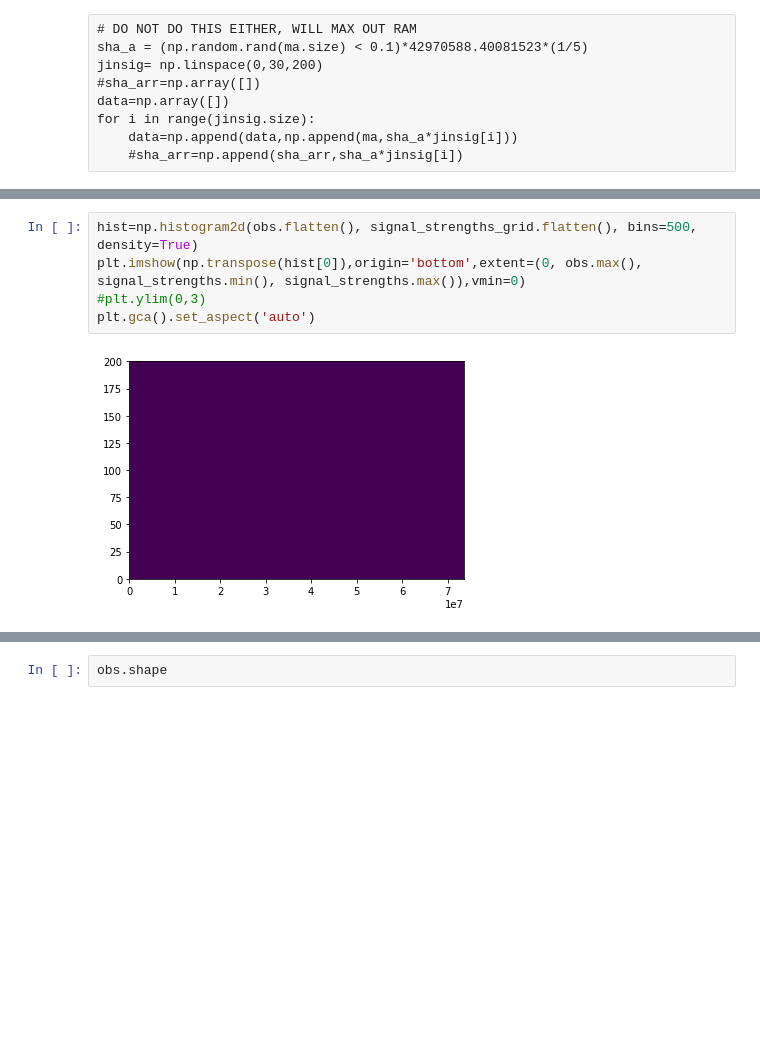
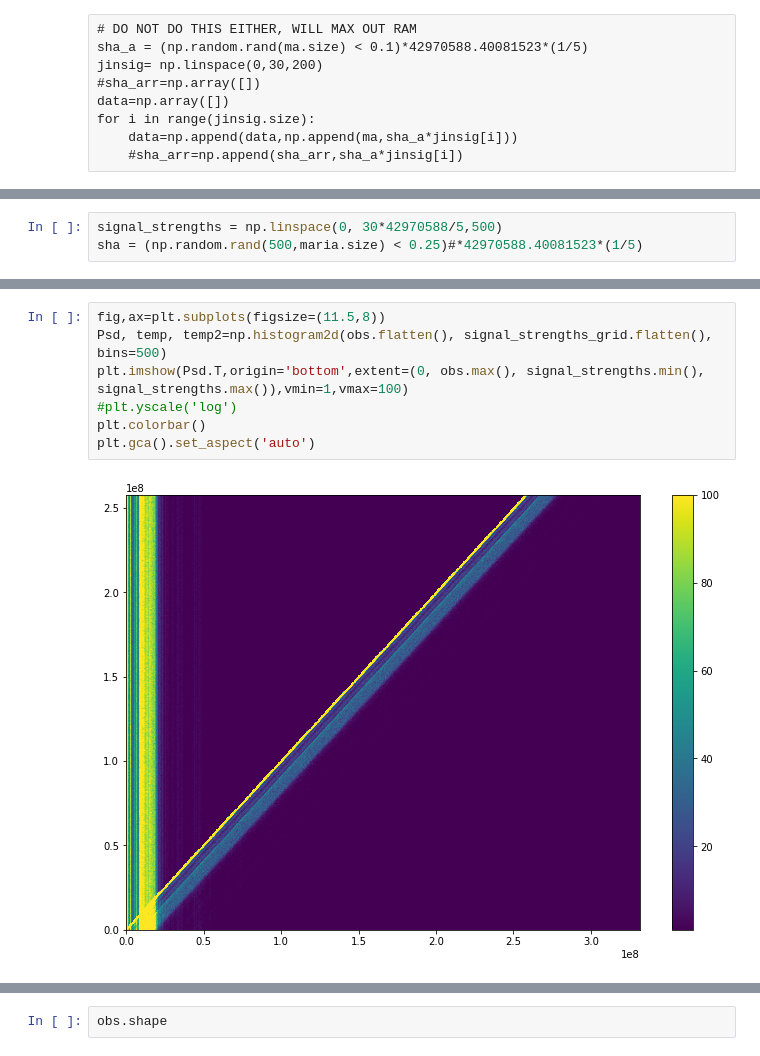
Before and after one commit to maria8ch/Phys434_BigData, a Jupyter notebook: lab6_Berres.ipynb, the cells around one changed output, grey strips where cells are left out. Saved outputs shown, nothing was run; the diff lists cells and outputs as text; blank space fills up the shorter version.

```diff
--- a/lab6_Berres.ipynb
+++ b/lab6_Berres.ipynb
@@ -341,0 +335,3 @@ for i in range(jinsig.size):
+# %%
+signal_strengths = np.linspace(0, 30*42970588/5,500)
+sha = (np.random.rand(500,maria.size) < 0.25)#*42970588.40081523*(1/5)
@@ -342,7 +351,9 @@ for i in range(jinsig.size):
 # %%
-hist=np.histogram2d(obs.flatten(), signal_strengths_grid.flatten(), bins=500, density=True)
-plt.imshow(np.transpose(hist[0]),origin='bottom',extent=(0, obs.max(), signal_strengths.min(), signal_strengths.max()),vmin=0)
-#plt.ylim(0,3)
+fig,ax=plt.subplots(figsize=(11.5,8))
+Psd, temp, temp2=np.histogram2d(obs.flatten(), signal_strengths_grid.flatten(), bins=500)
+plt.imshow(Psd.T,origin='bottom',extent=(0, obs.max(), signal_strengths.min(), signal_strengths.max()),vmin=1,vmax=100)
+#plt.yscale('log')
+plt.colorbar()
 plt.gca().set_aspect('auto')
 # %% [output]
-[figure, old version]
+[figure, new version]
```
Also changed, not shown: parts of 21 cells of this notebook.
